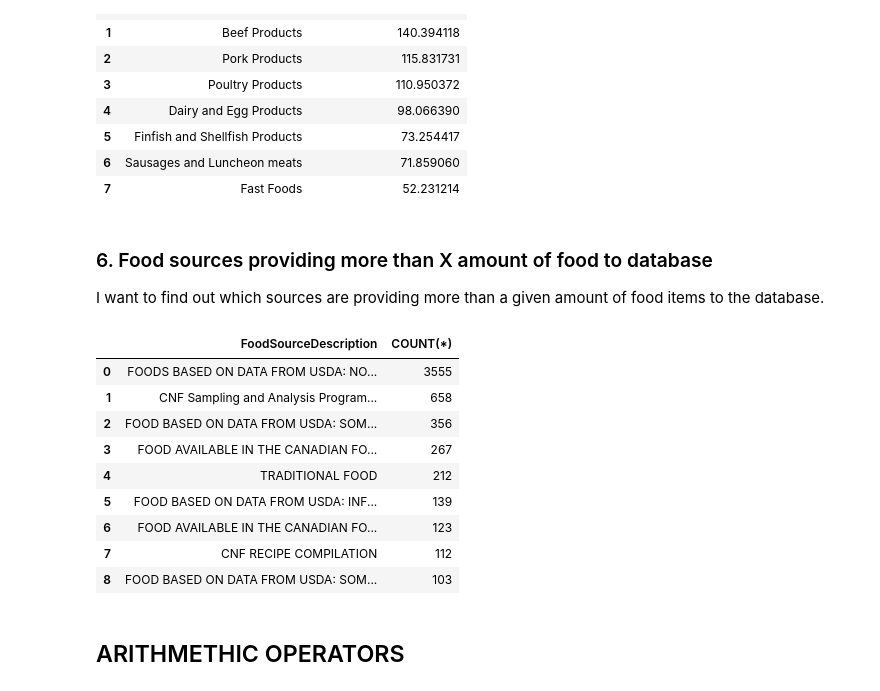
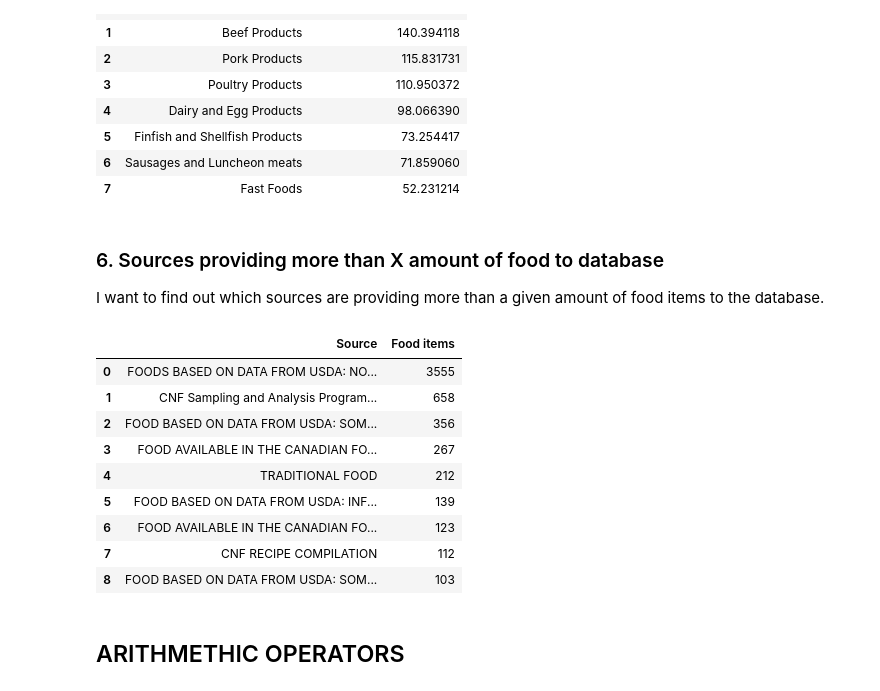
Before and after one commit to Jasc94/Projects, a Jupyter notebook: 1_canadian_food_database/main.ipynb, the cells around one changed output. Saved outputs shown, nothing was run; the diff lists cells and outputs as text; code cells hidden in the pictures.

Commit message:
Few corrections on canadian database project

```diff
--- a/1_canadian_food_database/main.ipynb
+++ b/1_canadian_food_database/main.ipynb
@@ -296,24 +294,24 @@ pd.read_sql_query(query, connection)
 | 6 | Sausages and Luncheon meats | 71.859060 |
 | 7 | Fast Foods | 52.231214 |
 # %% [markdown]
-### 6. Food sources providing more than X amount of food to database
+### 6. Sources providing more than X amount of food to database
 
 I want to find out which sources are providing more than a given amount of food items to the database.
 # %%
 # Food sources providing more than 100 food items
 query = """
-SELECT fs.FoodSourceDescription, COUNT(*)
+SELECT fs.FoodSourceDescription as 'Source', COUNT(*) as 'Food items'
 FROM food_source fs
 JOIN food_name fn
 ON fs.FoodSourceId = fn.FoodSourceId
 GROUP BY fs.FoodSourceId
 HAVING COUNT(*) > 100
 ORDER BY COUNT(*) DESC;
 """
 
 pd.read_sql_query(query, connection)
 # %% [output]
-|  | FoodSourceDescription | COUNT(*) |
+|  | Source | Food items |
 | 0 | FOODS BASED ON DATA FROM USDA: NO... | 3555 |
 | 1 | CNF Sampling and Analysis Program... | 658 |
 | 2 | FOOD BASED ON DATA FROM USDA: SOM... | 356 |
```
Also changed, not shown: parts of 3 cells of this notebook, 15 other files.
